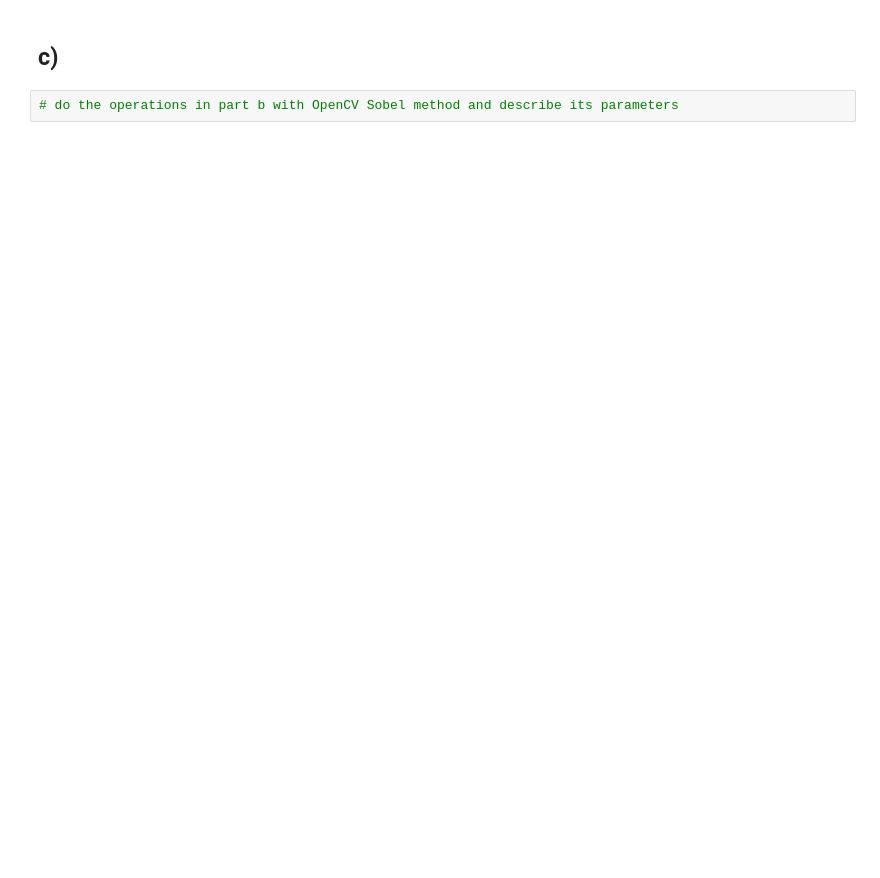
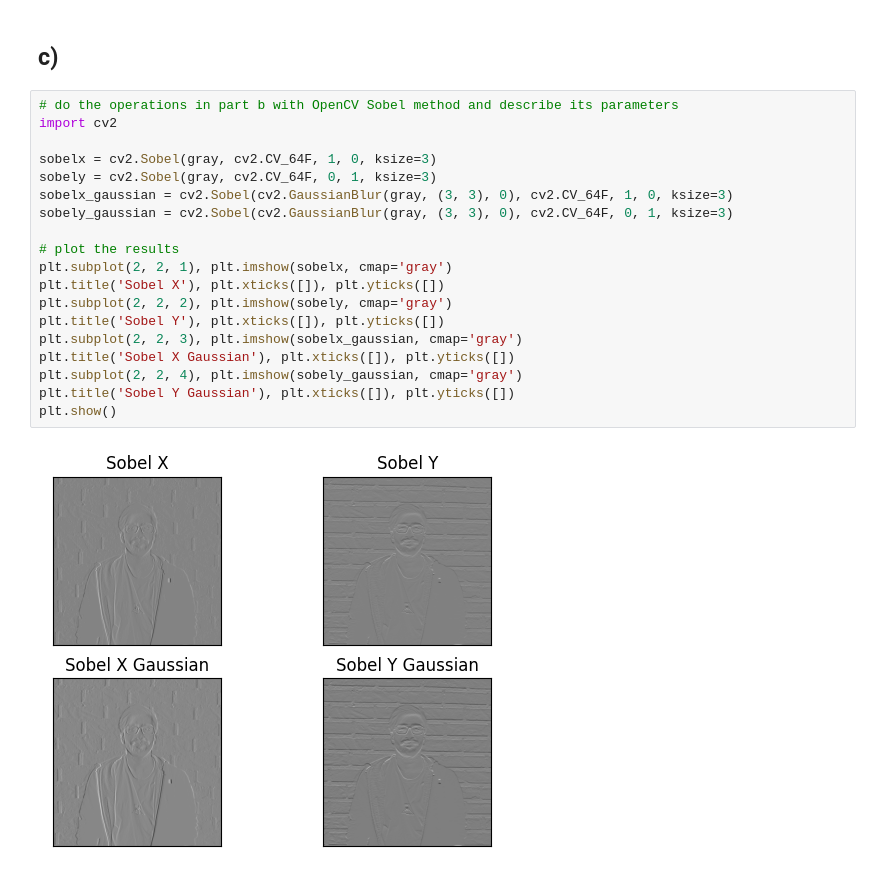
Before and after one commit to mhhasani/computer-vision, a Jupyter notebook: HW2/Q1.ipynb, the cells around one changed output. Saved outputs shown, nothing was run; the diff lists cells and outputs as text; blank space fills up the shorter version.

```diff
--- a/HW2/Q1.ipynb
+++ b/HW2/Q1.ipynb
@@ -27,4 +76,23 @@ def convolve(matrix, kernel):
 # %% [markdown]
 ## c)
-# %%
-# do the operations in part b with OpenCV Sobel method and describe its parameters
+# %%
+# do the operations in part b with OpenCV Sobel method and describe its parameters
+import cv2
+
+sobelx = cv2.Sobel(gray, cv2.CV_64F, 1, 0, ksize=3)
+sobely = cv2.Sobel(gray, cv2.CV_64F, 0, 1, ksize=3)
+sobelx_gaussian = cv2.Sobel(cv2.GaussianBlur(gray, (3, 3), 0), cv2.CV_64F, 1, 0, ksize=3)
+sobely_gaussian = cv2.Sobel(cv2.GaussianBlur(gray, (3, 3), 0), cv2.CV_64F, 0, 1, ksize=3)
+
+# plot the results
+plt.subplot(2, 2, 1), plt.imshow(sobelx, cmap='gray')
+plt.title('Sobel X'), plt.xticks([]), plt.yticks([])
+plt.subplot(2, 2, 2), plt.imshow(sobely, cmap='gray')
+plt.title('Sobel Y'), plt.xticks([]), plt.yticks([])
+plt.subplot(2, 2, 3), plt.imshow(sobelx_gaussian, cmap='gray')
+plt.title('Sobel X Gaussian'), plt.xticks([]), plt.yticks([])
+plt.subplot(2, 2, 4), plt.imshow(sobely_gaussian, cmap='gray')
+plt.title('Sobel Y Gaussian'), plt.xticks([]), plt.yticks([])
+plt.show()
+# %% [output]
+[figure, added]
```
Also changed, not shown: parts of 12 cells of this notebook.
